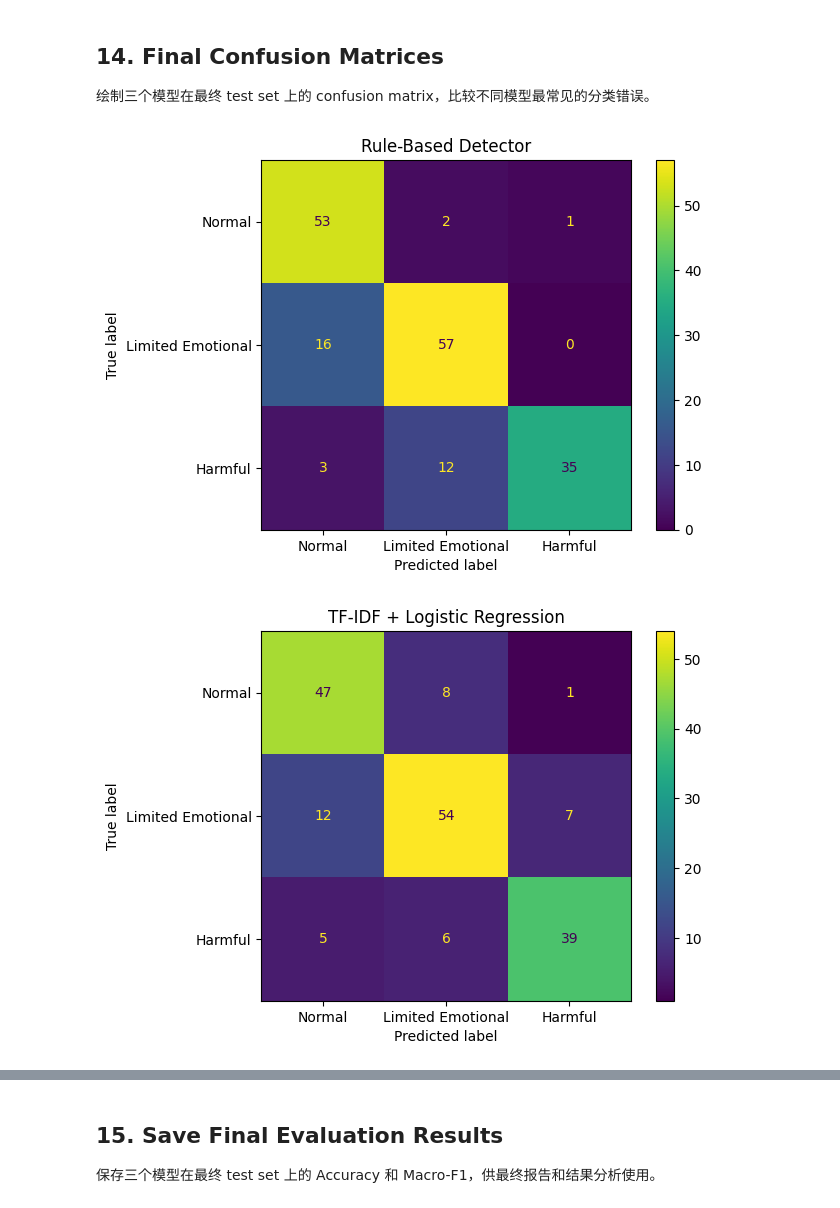
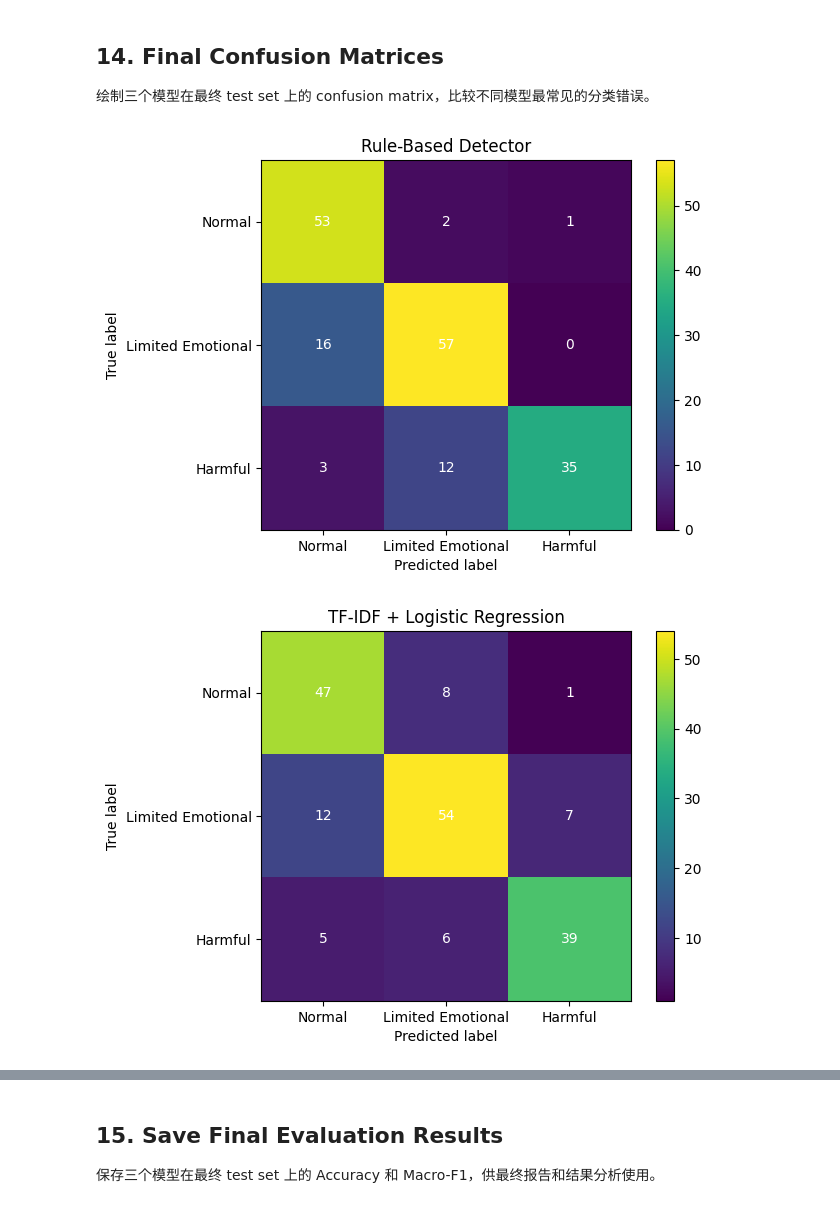
Before and after one commit to edwardyff216/aiml339, a Jupyter notebook: NoteBooks/06_evaluation.ipynb, the cells around one changed output, grey strips where cells are left out. Drawn from its saved outputs; the diff is of its cells as text; code cells hidden in the pictures.

```diff
--- a/NoteBooks/06_evaluation.ipynb
+++ b/NoteBooks/06_evaluation.ipynb
@@ -627,32 +627,34 @@ display(
 # %%
 from sklearn.metrics import (
     confusion_matrix,
     ConfusionMatrixDisplay
 )
 
 import matplotlib.pyplot as plt
 
 for model_name, predictions in models.items():
 
     cm = confusion_matrix(
         y_test,
         predictions
     )
 
     disp = ConfusionMatrixDisplay(
         confusion_matrix=cm,
         display_labels=[
             "Normal",
             "Limited Emotional",
             "Harmful"
         ]
     )
 
     disp.plot()
+    for text in disp.text_.ravel():
+        text.set_color("white")
 
     plt.title(model_name)
 
     plt.show()
 # %% [output]
-[figure, old version]
+[figure, new version]
-[figure, old version]
+[figure, new version]
```
Also changed, not shown: parts of 21 cells of this notebook, 12 other files.
